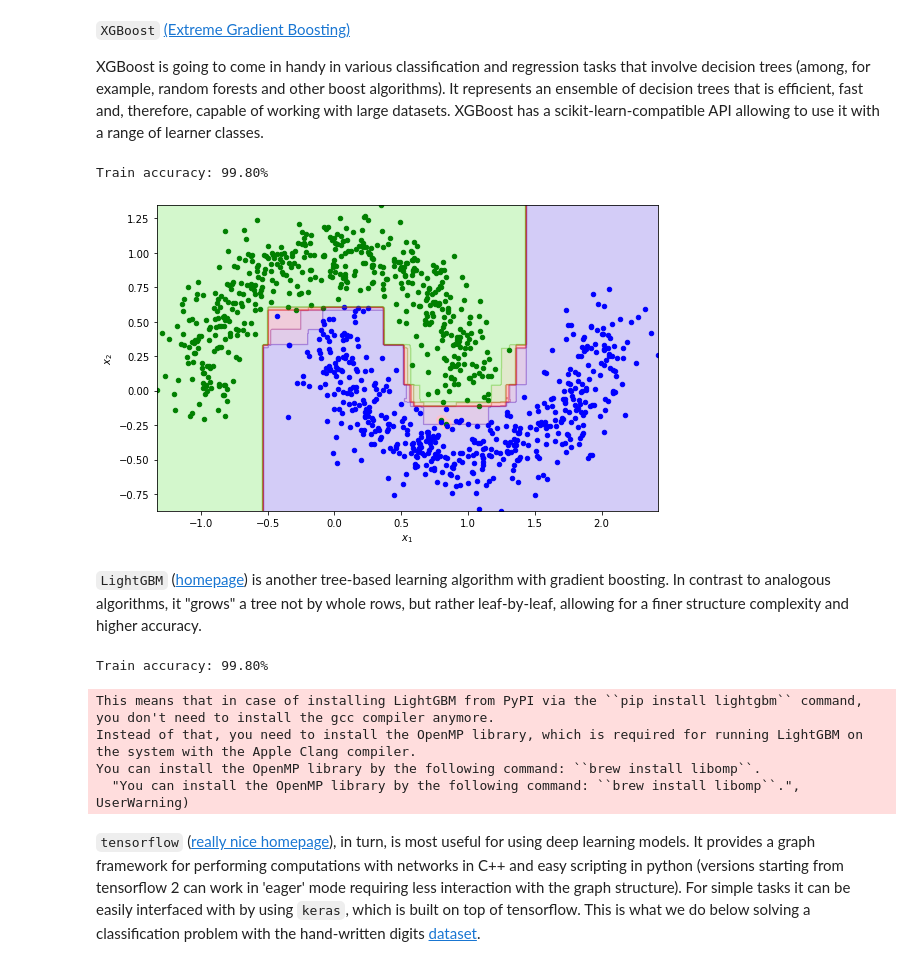
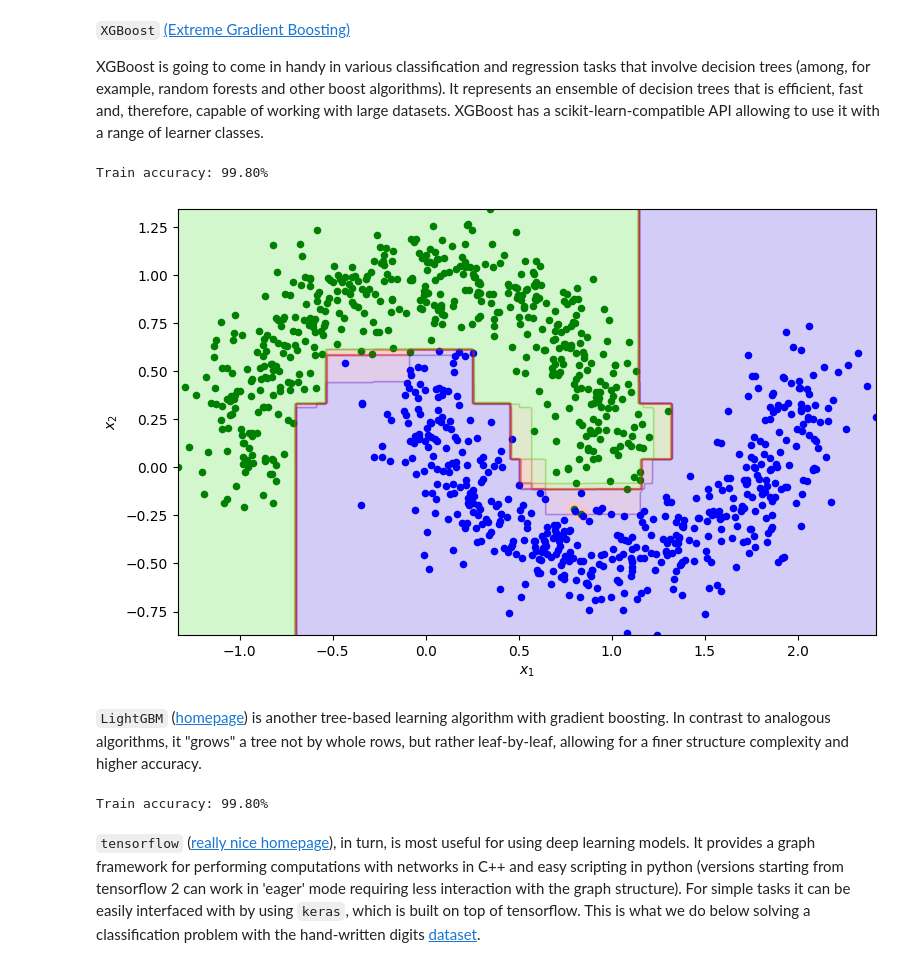
Before and after one commit to nielsdavidsen/AppliedML2025_fork, a Jupyter notebook: Week0/ML_MethodsDemos.ipynb, the cells around one changed output. Drawn from its saved outputs; the diff is of its cells as text; code cells hidden in the pictures.

```diff
--- a/Week0/ML_MethodsDemos.ipynb
+++ b/Week0/ML_MethodsDemos.ipynb
@@ -69,9 +69,9 @@ def plot_boundary_results(X, y, clf):
     # predicted by out trained classifier
     xx, yy = np.meshgrid(np.linspace(X[:,0].min(), X[:,0].max(), 300),
                          np.linspace(X[:,1].min(), X[:,1].max(), 300))
-    X_bkg = np.c_[xx.ravel(), yy.ravel()]
-    y_bkg = clf.predict_proba(X_bkg)[:,0].reshape(xx.shape)
-    y_pred = clf.predict(X)
+    X_bkg = pd.DataFrame(np.c_[xx.ravel(), yy.ravel()], columns=['x1', 'x2'])
+    y_bkg = clf.predict_proba(X_bkg)[:, 0].reshape(xx.shape)
+    y_pred = clf.predict(pd.DataFrame(X, columns=['x1', 'x2']))
 
     # plot the classification results
     fig, ax = plt.subplots(1, figsize=(8, 5))
@@ -96,14 +96,14 @@ XGBoost is going to come in handy in various classification and regression tasks
 # %%
 import xgboost as xgb
 
 xgb_clf = xgb.XGBClassifier(objective='binary:logistic', learning_rate=0.01,
                             max_depth=10, eval_metric='logloss', n_estimators=300,
-                            seed=42, use_label_encoder=False)
-xgb_clf.fit(X.values, y.values)
+                            seed=42)
+xgb_clf.fit(X, y)
 plot_boundary_results(X.values, y.values, xgb_clf)
 # %% [output]
 Train accuracy: 99.80%
-[figure, old version]
+[figure, new version]
 # %% [markdown]
 `LightGBM` ([homepage](https://lightgbm.readthedocs.io/en/latest/Python-Intro.html)) is another tree-based learning algorithm with gradient boosting. In contrast to analogous algorithms, it "grows" a tree not by whole rows, but rather leaf-by-leaf, allowing for a finer structure complexity and higher accuracy.
 # %%
@@ -126,10 +126,6 @@ acc = accuracy_score(y_pred, y)
 print(f"Train accuracy: {acc*100.0:.2f}%")
 # %% [output]
 Train accuracy: 99.80%
-This means that in case of installing LightGBM from PyPI via the ``pip install lightgbm`` command, you don't need to install the gcc compiler anymore.
-Instead of that, you need to install the OpenMP library, which is required for running LightGBM on the system with the Apple Clang compiler.
-You can install the OpenMP library by the following command: ``brew install libomp``.
-  "You can install the OpenMP library by the following command: ``brew install libomp``.", UserWarning)
 # %% [markdown]
 `tensorflow` ([really nice homepage](https://www.tensorflow.org/overview/)), in turn, is most useful for using deep learning models. It provides a graph framework for performing computations with networks in C++ and easy scripting in python (versions starting from tensorflow 2 can work in 'eager' mode requiring less interaction with the graph structure). For simple tasks it can be easily interfaced with by using `keras`, which is built on top of tensorflow. This is what we do below solving a classification problem with the hand-written digits [dataset](http://yann.lecun.com/exdb/mnist/).
 # %%
```
Also changed, not shown: parts of 16 cells of this notebook.
